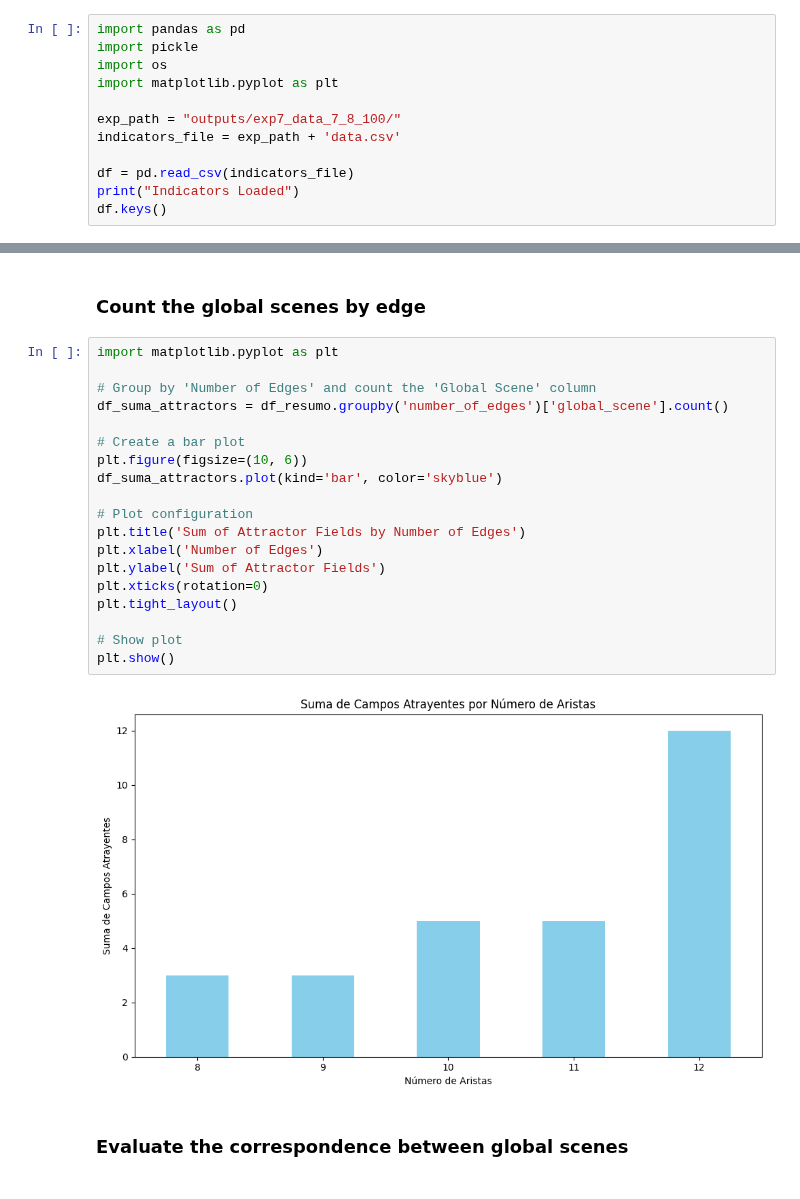
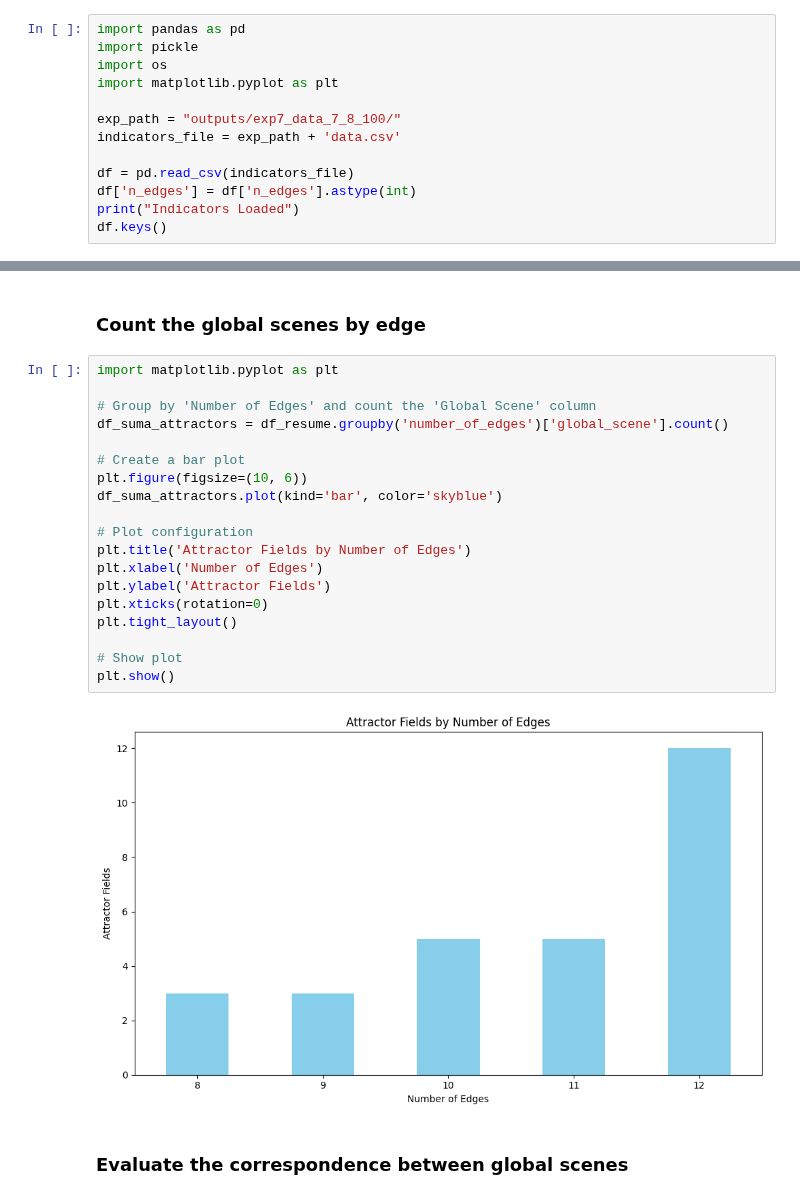
Before and after one commit to crptcusco/cbnetwork, a Jupyter notebook: experiments/7_aleatory_template_coupling_signals/exp7_3_evaluate_equivalence.ipynb, the cells around one changed output, grey strips where cells are left out. Cells and saved outputs as stored; diff of their text form.

```diff
--- a/experiments/7_aleatory_template_coupling_signals/exp7_3_evaluate_equivalence.ipynb
+++ b/experiments/7_aleatory_template_coupling_signals/exp7_3_evaluate_equivalence.ipynb
@@ -14,6 +14,7 @@ exp_path = "outputs/exp7_data_7_8_100/"
 indicators_file = exp_path + 'data.csv'
 
 df = pd.read_csv(indicators_file)
+df['n_edges'] = df['n_edges'].astype(int)
 print("Indicators Loaded")
 df.keys()
 # %% [output]
@@ -154,23 +184,23 @@ plt.show()
 # %%
 import matplotlib.pyplot as plt
 
 # Group by 'Number of Edges' and count the 'Global Scene' column
-df_suma_attractors = df_resumo.groupby('number_of_edges')['global_scene'].count()
+df_suma_attractors = df_resume.groupby('number_of_edges')['global_scene'].count()
 
 # Create a bar plot
 plt.figure(figsize=(10, 6))
 df_suma_attractors.plot(kind='bar', color='skyblue')
 
 # Plot configuration
-plt.title('Sum of Attractor Fields by Number of Edges')
+plt.title('Attractor Fields by Number of Edges')
 plt.xlabel('Number of Edges')
-plt.ylabel('Sum of Attractor Fields')
+plt.ylabel('Attractor Fields')
 plt.xticks(rotation=0)
 plt.tight_layout()
 
 # Show plot
 plt.show()
 # %% [output]
-[figure, old version]
+[figure, new version]
 # %% [markdown]
 ### Evaluate the correspondence between global scenes
```
Also changed, not shown: parts of 6 cells of this notebook.
